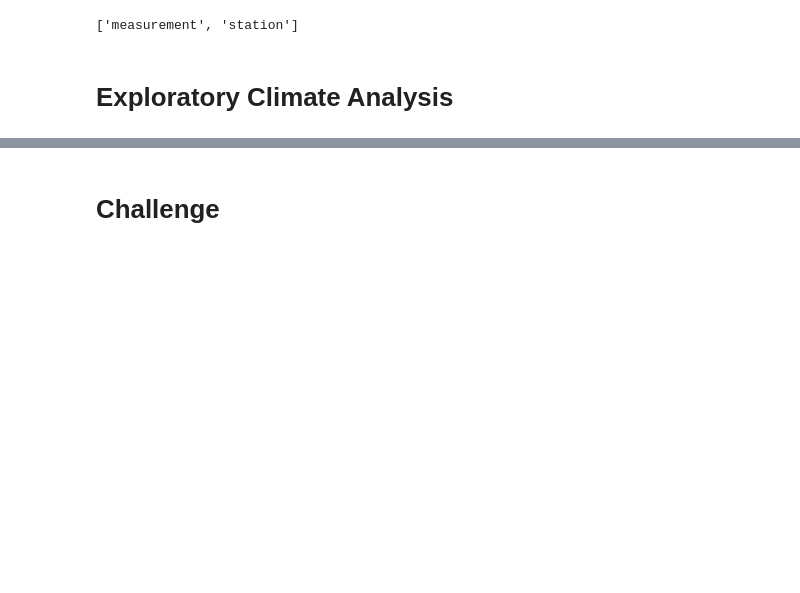
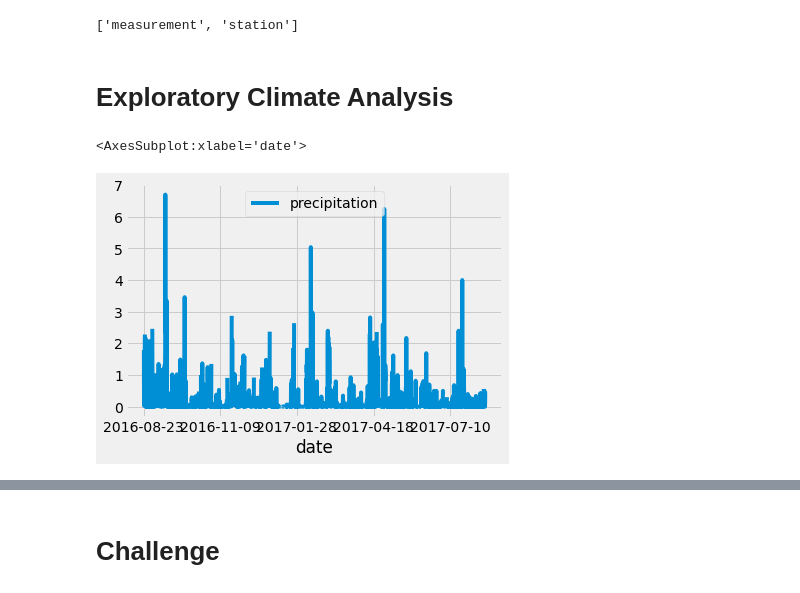
Before and after one commit to linearcoffeecup/surfs_up, a Jupyter notebook: climate_analysis.ipynb, the cells around one changed output, grey strips where cells are left out. Saved outputs shown, nothing was run; the diff lists cells and outputs as text; code cells hidden in the pictures; blank space fills up the shorter version.

Commit message:
bin plot

```diff
--- a/climate_analysis.ipynb
+++ b/climate_analysis.ipynb
@@ -40,15 +40,25 @@ session = Session(engine)
 # %%
 # Design a query to retrieve the last 12 months of precipitation data and plot the results.
 #Starting from the last data point in the database.
-
+prev_year = dt.date(2017, 8, 23)
 # Calculate the date one year from the last date in data set.
-
+prev_year = dt.date(2017, 8, 23) - dt.timedelta(days=365)
 # Perform a query to retrieve the data and precipitation scores
-
+results = []
+#results = session.query(Measurement.date, Measurement.prcp)
+#results = session.query(Measurement.date, Measurement.prcp).filter(Measurement.date >= prev_year)
+results = session.query(Measurement.date, Measurement.prcp).filter(Measurement.date >= prev_year).all()
 # Save the query results as a Pandas DataFrame and set the index to the date column
-
+df = pd.DataFrame(results, columns=['date','precipitation'])
+df.set_index(df['date'], inplace=True)
+#print(df.to_string(index=False))
 # Sort the dataframe by date
-
+df = df.sort_index()
+#print(df.to_string(index=False))
 # Use Pandas Plotting with Matplotlib to plot the data
+df.plot()
+# %% [output]
+<AxesSubplot:xlabel='date'>
+[figure, added]
 # %%
 # Use Pandas to calcualte the summary statistics for the precipitation data
```
Also changed, not shown: parts of 6 cells of this notebook.
